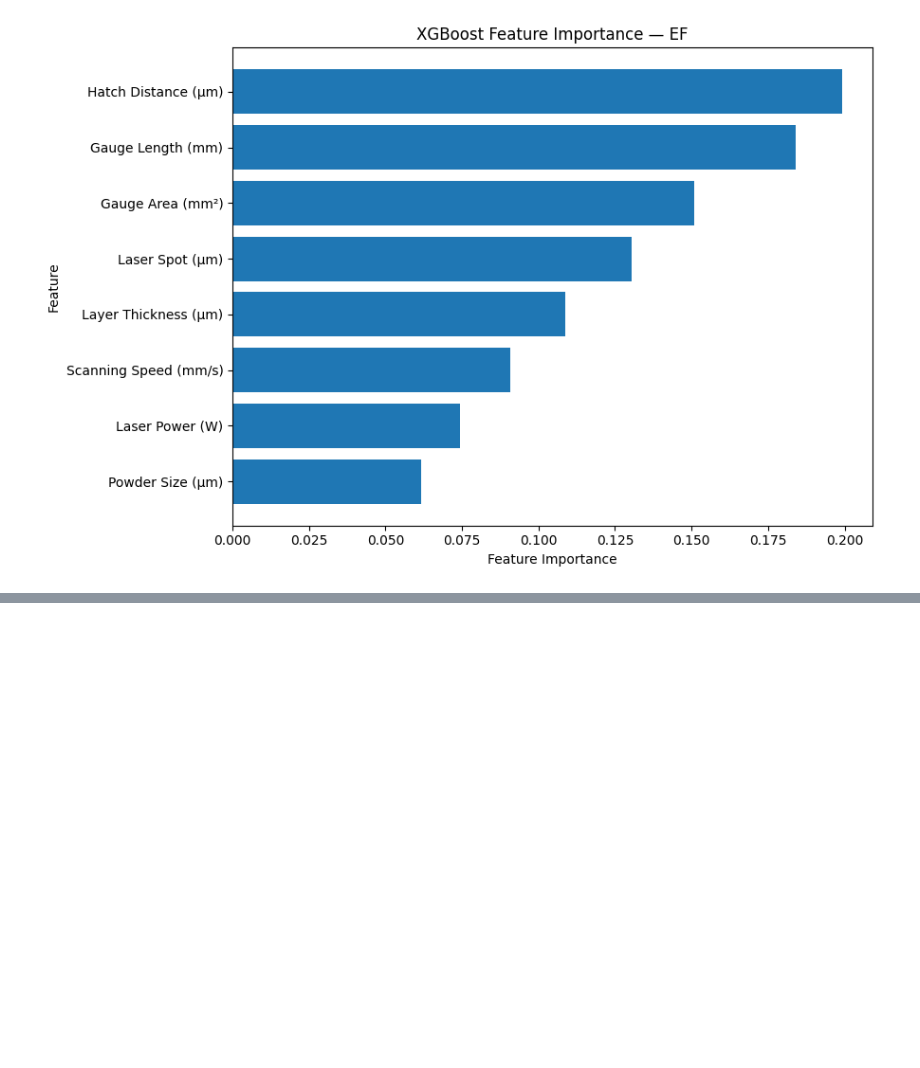
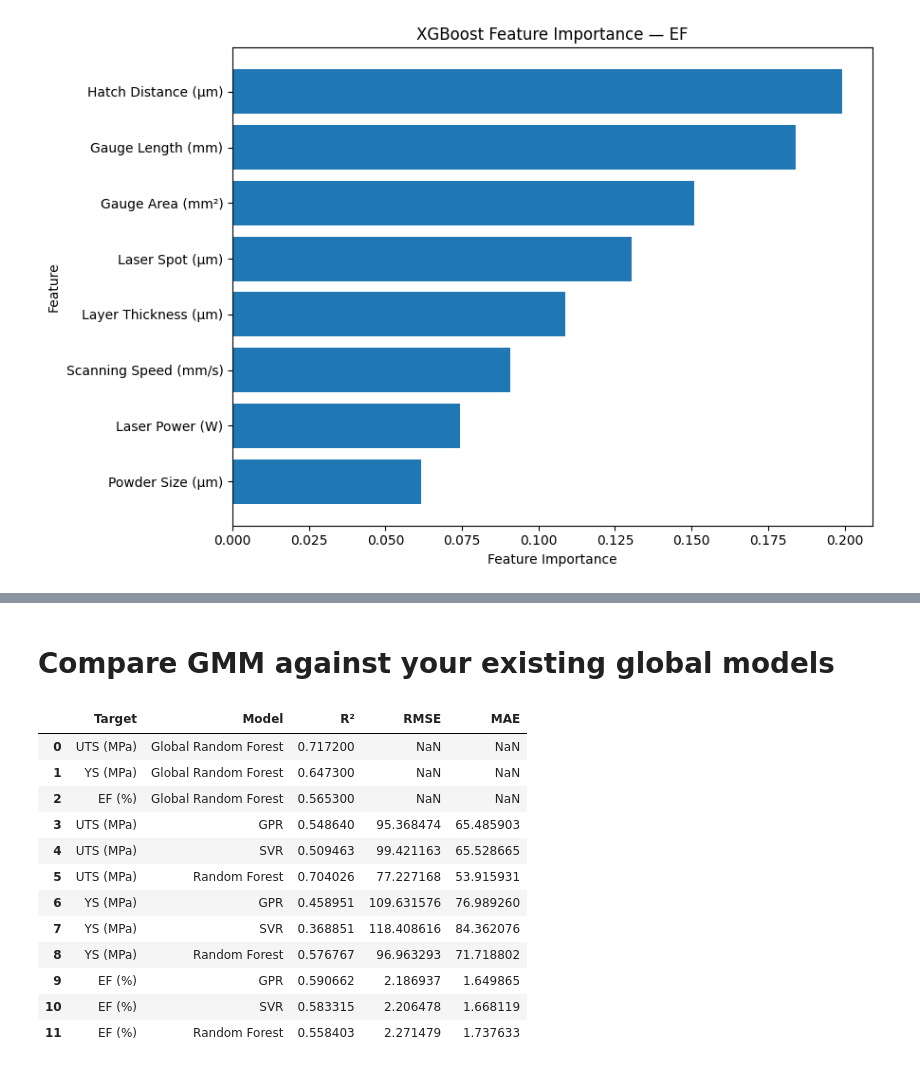
Before and after one commit to AdityaKarippadathUdai/ML-Based-Ti6Al4V-Process-Optimization, a Jupyter notebook: ML_Based_Ti6Al4V_Process_Optimization.ipynb, the cells around one changed output, grey strips where cells are left out. Saved outputs shown, nothing was run; the diff lists cells and outputs as text; code cells hidden in the pictures; blank space fills up the shorter version.

```diff
--- a/ML_Based_Ti6Al4V_Process_Optimization.ipynb
+++ b/ML_Based_Ti6Al4V_Process_Optimization.ipynb
@@ -1450,0 +1769,47 @@ for target in ["UTS", "YS", "EF"]:
+# %% [markdown]
+# Compare GMM against your existing global models
+# %%
+baseline_results = pd.DataFrame([
+    {
+        "Target": "UTS (MPa)",
+        "Model": "Global Random Forest",
+        "R²": 0.7172,
+        "RMSE": np.nan,
+        "MAE": np.nan
+    },
+    {
+        "Target": "YS (MPa)",
+        "Model": "Global Random Forest",
+        "R²": 0.6473,
+        "RMSE": np.nan,
+        "MAE": np.nan
+    },
+    {
+        "Target": "EF (%)",
+        "Model": "Global Random Forest",
+        "R²": 0.5653,
+        "RMSE": np.nan,
+        "MAE": np.nan
+    }
+])
+
+comparison = pd.concat(
+    [baseline_results, gmm_results],
+    ignore_index=True
+)
+
+comparison
+# %% [output]
+|  | Target | Model | R² | RMSE | MAE |
+| 0 | UTS (MPa) | Global Random Forest | 0.717200 | NaN | NaN |
+| 1 | YS (MPa) | Global Random Forest | 0.647300 | NaN | NaN |
+| 2 | EF (%) | Global Random Forest | 0.565300 | NaN | NaN |
+| 3 | UTS (MPa) | GPR | 0.548640 | 95.368474 | 65.485903 |
+| 4 | UTS (MPa) | SVR | 0.509463 | 99.421163 | 65.528665 |
+| 5 | UTS (MPa) | Random Forest | 0.704026 | 77.227168 | 53.915931 |
+| 6 | YS (MPa) | GPR | 0.458951 | 109.631576 | 76.989260 |
+| 7 | YS (MPa) | SVR | 0.368851 | 118.408616 | 84.362076 |
+| 8 | YS (MPa) | Random Forest | 0.576767 | 96.963293 | 71.718802 |
+| 9 | EF (%) | GPR | 0.590662 | 2.186937 | 1.649865 |
+| 10 | EF (%) | SVR | 0.583315 | 2.206478 | 1.668119 |
+| 11 | EF (%) | Random Forest | 0.558403 | 2.271479 | 1.737633 |
```
Also changed, not shown: parts of 12 cells of this notebook.
